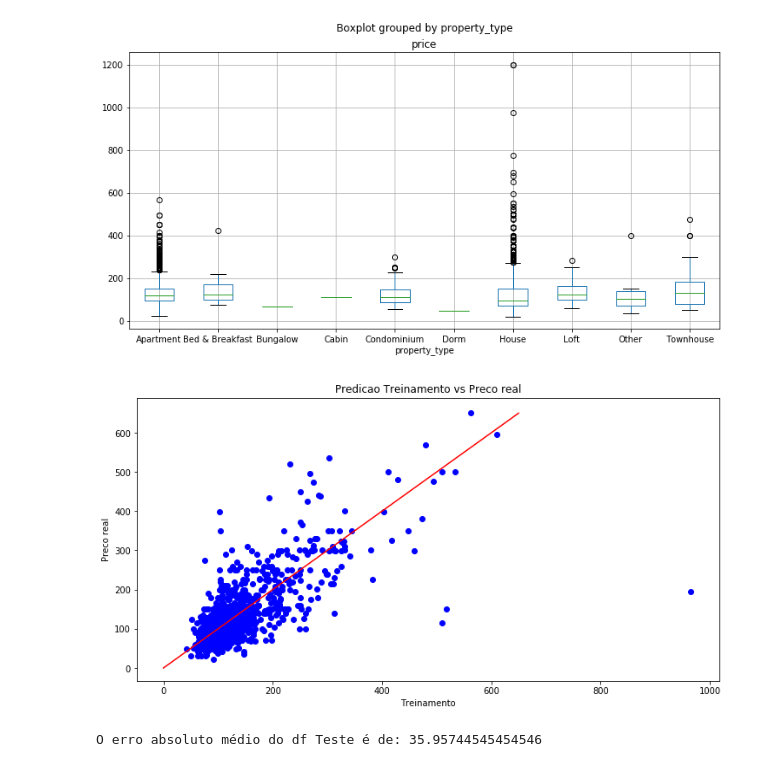
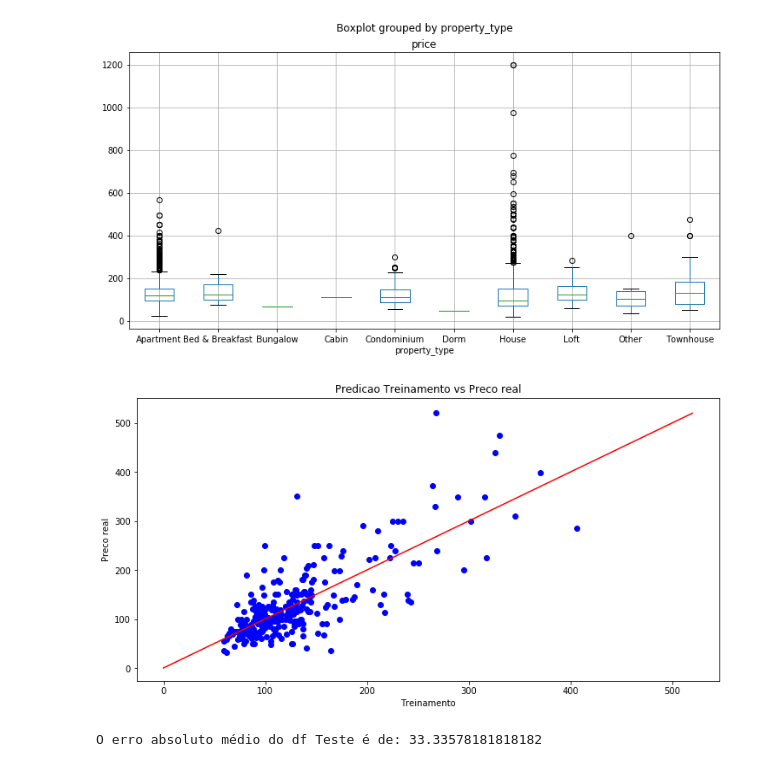
Before and after one commit to digomattar21/Projeto_3_CD, a Jupyter notebook: Projeto3_OG.ipynb, the cells around one changed output. Saved outputs shown, nothing was run; the diff lists cells and outputs as text; code cells hidden in the pictures.

```diff
--- a/Projeto3_OG.ipynb
+++ b/Projeto3_OG.ipynb
@@ -75,37 +77,37 @@ df.boxplot(column=['price'], by='property_type');
 # %%
 from sklearn.ensemble import RandomForestRegressor
 from sklearn.model_selection import train_test_split
 from sklearn.datasets import make_regression
 
 #Implementando o modelo de regressao random forest
+variaveis = []
 
-variaveis = []
-variavel_preco = 'price'
 for x in colunas_quant:
     if x != 'price':
         variaveis.append(x)
 
-X_train, X_test, y_train, y_test = train_test_split(df[variaveis], df['price'], test_size=0.4, random_state=0)
 
-regr = RandomForestRegressor(bootstrap = True, max_features = 'auto', n_estimators = 100)
+X_train, X_test, y_train, y_test = train_test_split(df[colunas_quant], df['price'], test_size=0.1, random_state=0)
+
+regr = RandomForestRegressor(bootstrap = True, max_features = 'auto', n_estimators = 100, max_depth = 50)
 
 regr.fit(X_train, y_train)
 
 predicao1 = regr.predict(X_test)
 
 y1 = np.max(y_test)
 linha_adequada = np.linspace(0,y1, 10)
 plt.plot(linha_adequada, linha_adequada, c = 'r')
 
 plt.scatter(predicao1,y_test, c='b')
 plt.title('Predicao Treinamento vs Preco real')
 plt.ylabel('Preco real')
 plt.xlabel('Treinamento')
 plt.show()
 # %% [output]
-[figure, old version]
+[figure, new version]
 # %%
 
 print('O erro absoluto médio do df Teste é de: {0} '.format(mean_absolute_error(y_test,predicao1)))
 # %% [output]
-O erro absoluto médio do df Teste é de: 35.95744545454546
+O erro absoluto médio do df Teste é de: 33.33578181818182
```
Also changed, not shown: parts of 3 cells of this notebook, 1 other file.
